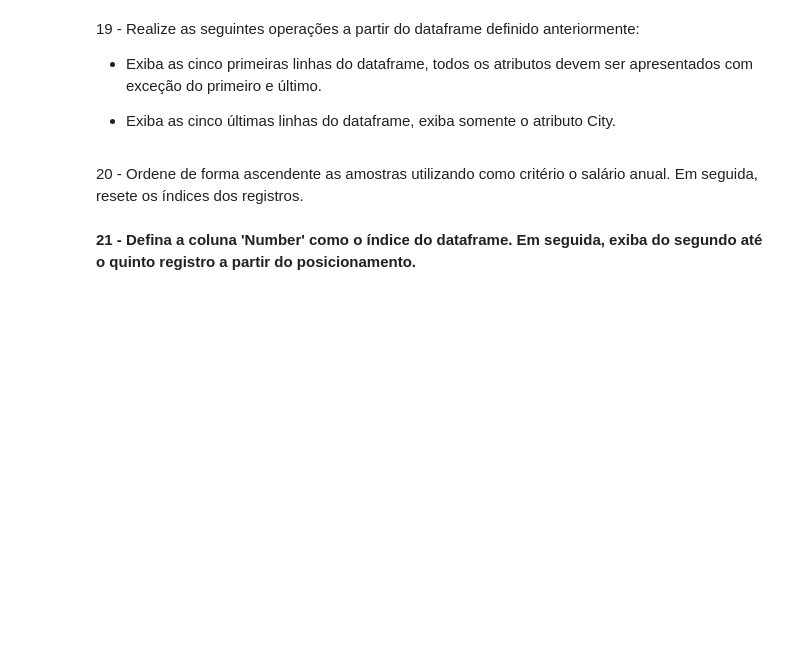
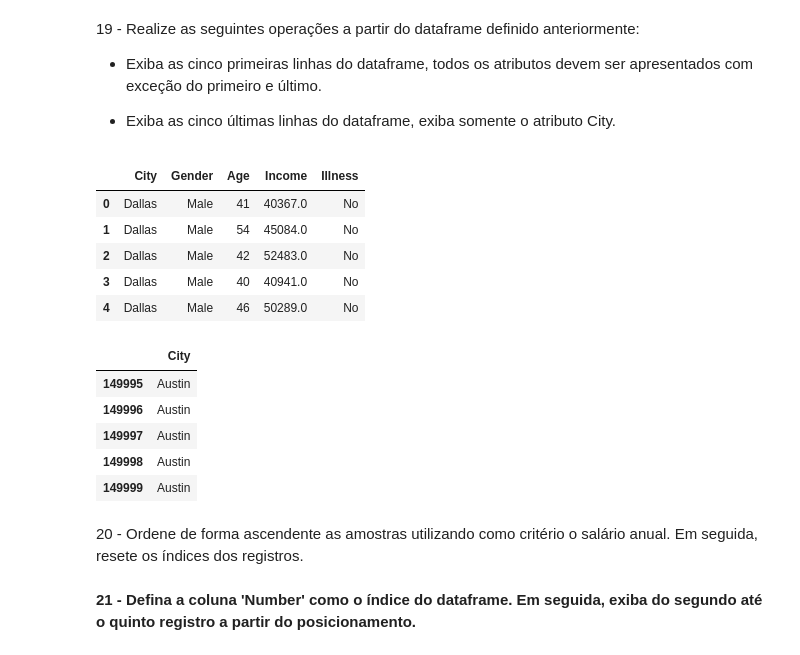
Before and after one commit to ArthurF36/Python_Atv_Pandas, a Jupyter notebook: Notebook/Exercicios_Pandas_Perguntas.ipynb, the cells around one changed output. Drawn from its saved outputs; the diff is of its cells as text; code cells hidden in the pictures; blank space fills up the shorter version.

```diff
--- a/Notebook/Exercicios_Pandas_Perguntas.ipynb
+++ b/Notebook/Exercicios_Pandas_Perguntas.ipynb
@@ -292,3 +318,23 @@ df.head()
+# %%
+# Insira a resposta abaixo.
+# Passo 1
+display(df[['City', 'Gender', 'Age', 'Income', 'Illness']].head(5))
+
+# Passo 2
+display(df[['City']].tail(5))
+# %% [output]
+|  | City | Gender | Age | Income | Illness |
+| 0 | Dallas | Male | 41 | 40367.0 | No |
+| 1 | Dallas | Male | 54 | 45084.0 | No |
+| 2 | Dallas | Male | 42 | 52483.0 | No |
+| 3 | Dallas | Male | 40 | 40941.0 | No |
+| 4 | Dallas | Male | 46 | 50289.0 | No |
+|  | City |
+| 149995 | Austin |
+| 149996 | Austin |
+| 149997 | Austin |
+| 149998 | Austin |
+| 149999 | Austin |
 # %% [markdown]
 20 - Ordene de forma ascendente as amostras utilizando como critério o salário anual. Em seguida, resete os índices dos registros.
 # %%
```
Also changed, not shown: parts of 6 cells of this notebook.
